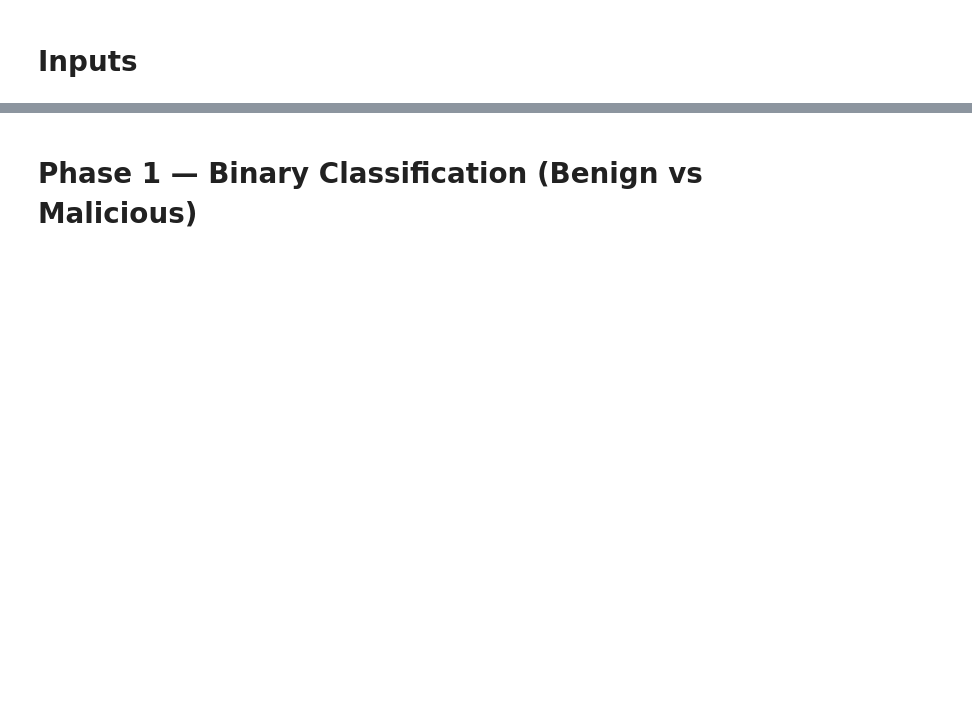
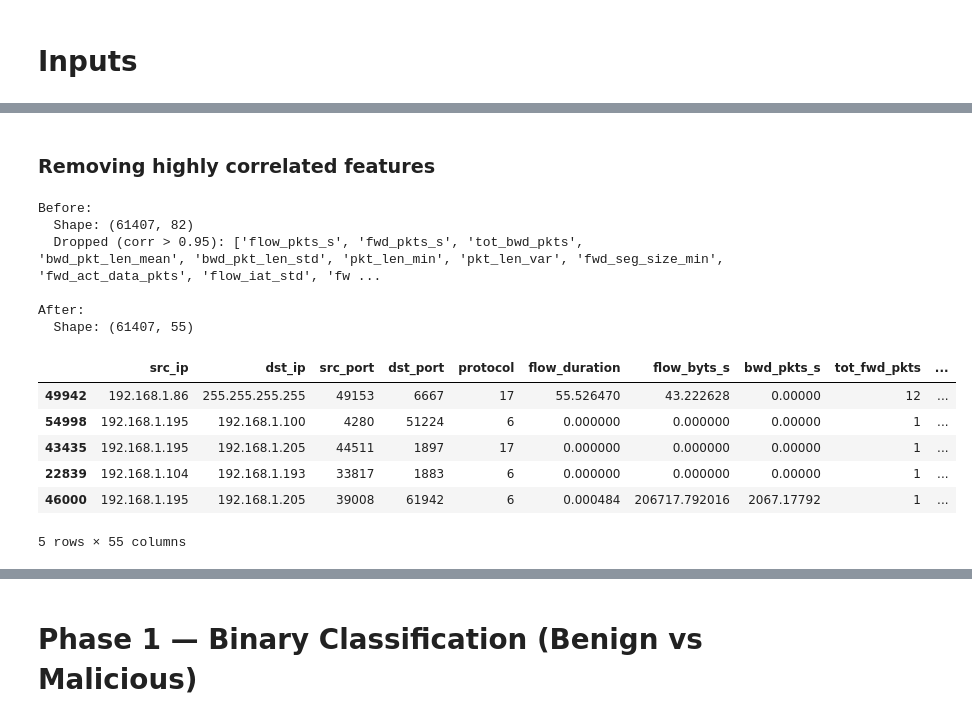
Before and after one commit to luiz-linkezio/A-Hierarchical-Solution-based-on-MEC-and-IoT-for-Cyberattack-Detection-in-6G-Networks, a Jupyter notebook: notebooks/training.ipynb, the cells around one changed output, grey strips where cells are left out. Cells and saved outputs as stored; diff of their text form; code cells hidden in the pictures; blank space fills up the shorter version.

```diff
--- a/notebooks/training.ipynb
+++ b/notebooks/training.ipynb
@@ -135,0 +248,33 @@ Total: 62,133 rows
+# %% [markdown]
+### Removing highly correlated features
+# %%
+CORR_THRESHOLD = 0.95
+
+numeric_cols = df.select_dtypes(include="number").columns.tolist()
+print("Before:")
+print(f"  Shape: {df.shape}")
+
+corr_matrix = df[numeric_cols].corr().abs()
+upper = corr_matrix.where(np.triu(np.ones(corr_matrix.shape), k=1).astype(bool))
+to_drop = [col for col in upper.columns if any(upper[col] > CORR_THRESHOLD)]
+print(f"  Dropped (corr > {CORR_THRESHOLD}): {to_drop}")
+
+df = df.drop(columns=to_drop)
+
+print("\nAfter:")
+print(f"  Shape: {df.shape}")
+df.head()
+# %% [output]
+Before:
+  Shape: (61407, 82)
+  Dropped (corr > 0.95): ['flow_pkts_s', 'fwd_pkts_s', 'tot_bwd_pkts', 'bwd_pkt_len_mean', 'bwd_pkt_len_std', 'pkt_len_min', 'pkt_len_var', 'fwd_seg_size_min', 'fwd_act_data_pkts', 'flow_iat_std', 'fw ...
+
+After:
+  Shape: (61407, 55)
+|  | src_ip | dst_ip | src_port | dst_port | protocol | flow_duration | flow_byts_s | bwd_pkts_s | tot_fwd_pkts | ... |
+| 49942 | 192.168.1.86 | 255.255.255.255 | 49153 | 6667 | 17 | 55.526470 | 43.222628 | 0.00000 | 12 | ... |
+| 54998 | 192.168.1.195 | 192.168.1.100 | 4280 | 51224 | 6 | 0.000000 | 0.000000 | 0.00000 | 1 | ... |
+| 43435 | 192.168.1.195 | 192.168.1.205 | 44511 | 1897 | 17 | 0.000000 | 0.000000 | 0.00000 | 1 | ... |
+| 22839 | 192.168.1.104 | 192.168.1.193 | 33817 | 1883 | 6 | 0.000000 | 0.000000 | 0.00000 | 1 | ... |
+| 46000 | 192.168.1.195 | 192.168.1.205 | 39008 | 61942 | 6 | 0.000484 | 206717.792016 | 2067.17792 | 1 | ... |
+5 rows × 55 columns
```
Also changed, not shown: parts of 15 cells of this notebook.
